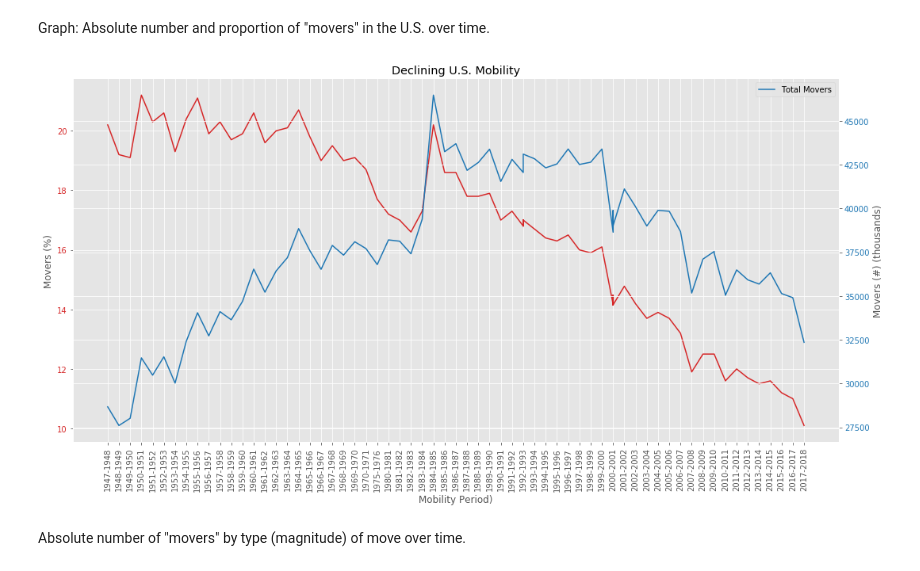
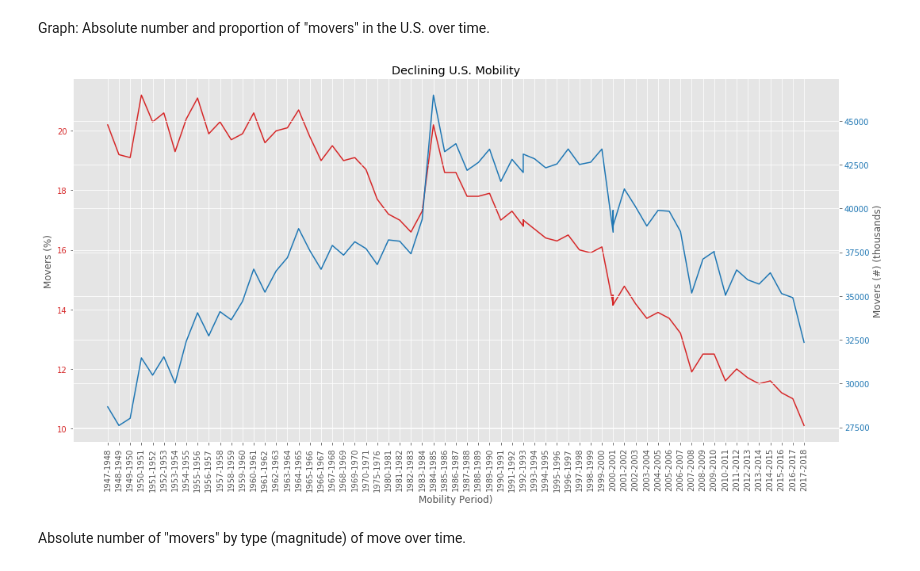
Before and after one commit to johnnyrogers1/The-Complacent-Class, a Jupyter notebook: The Complacent Class/notebooks/a_1_EDA.ipynb, the cells around one changed output. Cells and saved outputs as stored; diff of their text form; code cells hidden in the pictures.

```diff
--- a/The Complacent Class/notebooks/a_1_EDA.ipynb
+++ b/The Complacent Class/notebooks/a_1_EDA.ipynb
@@ -594,5 +596,7 @@ df_a_1.corr()
 # %% [markdown]
 A mapping between raw table column names, dataframe column names, and graph labels.
+# %%
+image_path = os.path.abspath(os.path.join(base_path, "..", "reports", "figures"))
 # %% [markdown]
 <html><head>
 </head>
@@ -697,36 +703,40 @@ ax1 = fig1_a_1.add_subplot(111)
 color = "tab:red"
 ax1.set_xlabel("Mobility Period)")
 ax1.set_ylabel("Movers (%)")
 ax1.plot(x1, y1, color = color)
 ax1.tick_params(axis = "y", labelcolor = color)
 ax1.invert_xaxis()
 
 pyplt.xticks(rotation = 90)
 
 ax2 = ax1.twinx()
 
 color = "tab:blue"
 ax2.set_xlabel("Mobility Period")
 ax2.set_ylabel("Movers (#) (thousands)")
 ax2.plot(x1, y2, color = color)
 ax2.tick_params(axis = "y", labelcolor = color)
 
 #lines, labels = ax1.get_legend_handles_labels()
+#labels = ["Total Movers"]
 #lines2, labels2 = ax2.get_legend_handles_labels()
+#labels2 = ["Total Movers"]
 #ax2.legend(lines + lines2, labels + labels2, loc=0)
 
-legend_labels = ["Total Movers", "Population Adjusted"]
-ax2.legend(labels = legend_labels)
+#legend_labels = ["Total Movers", "Population Adjusted"]
+#ax2.legend(labels = legend_labels)
 
 fig_size[0] = 15
 fig_size[1] = 8
 pyplt.rcParams["figure.figsize"] = fig_size
 
 pyplt.title("Declining U.S. Mobility")
 
 fig1_a_1.tight_layout()
+
+pyplt.savefig(image_path + "/declining_mobility.pdf")
 # %% [output]
-[figure, old version]
+[figure, new version]
 # %% [markdown]
 Absolute number of "movers" by type (magnitude) of move over time.
 # %%
```
Also changed, not shown: parts of 7 cells of this notebook, 6 other files.
